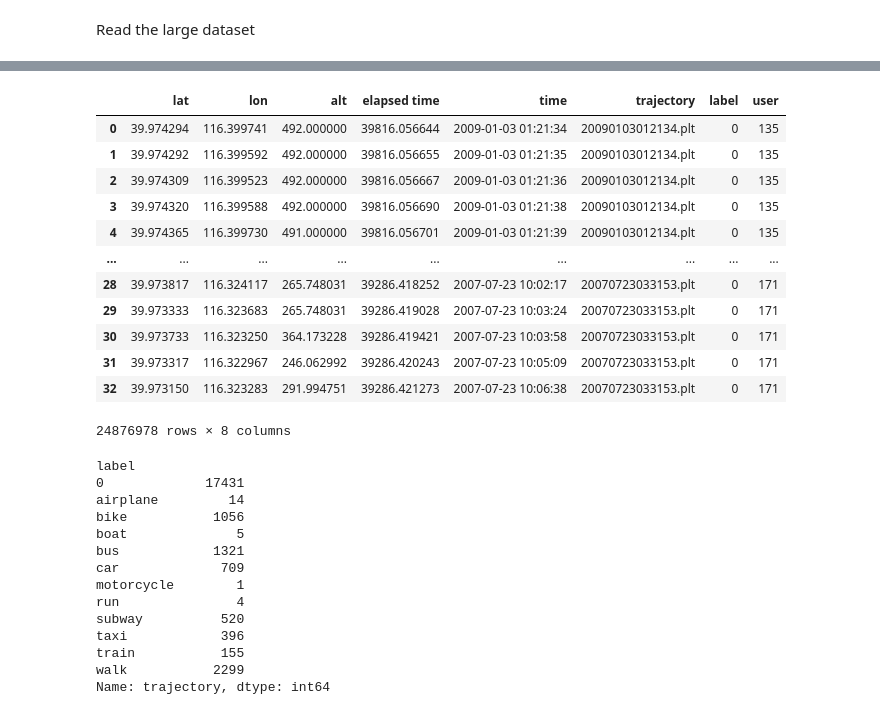
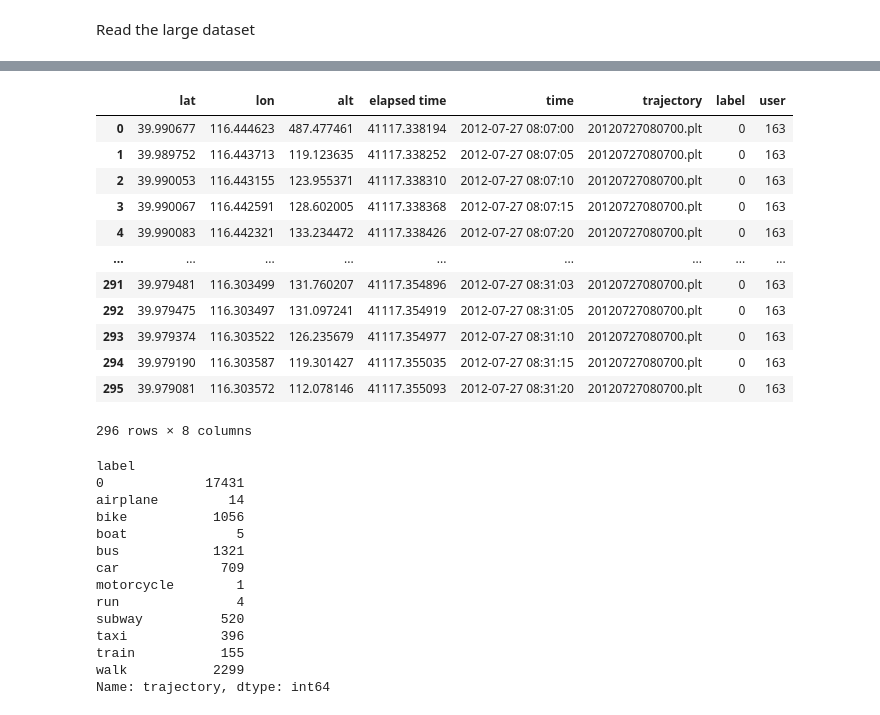
Before and after one commit to benteuu/Masterarbeit-Repo, a Jupyter notebook: data_extraction.ipynb, the cells around one changed output, grey strips where cells are left out. Cells and saved outputs as stored; diff of their text form; code cells hidden in the pictures.

```diff
--- a/data_extraction.ipynb
+++ b/data_extraction.ipynb
@@ -94,22 +60,22 @@ df = data_processing.read_all_users('geolife_trajectories')
 [180/182] processing user 176
 [181/182] processing user 149
 [182/182] processing user 171
-# %%
-df
-# %% [output]
-|  | lat | lon | alt | elapsed time | time | trajectory | label | user |
-| 0 | 39.974294 | 116.399741 | 492.000000 | 39816.056644 | 2009-01-03 01:21:34 | 20090103012134.plt | 0 | 135 |
-| 1 | 39.974292 | 116.399592 | 492.000000 | 39816.056655 | 2009-01-03 01:21:35 | 20090103012134.plt | 0 | 135 |
-| 2 | 39.974309 | 116.399523 | 492.000000 | 39816.056667 | 2009-01-03 01:21:36 | 20090103012134.plt | 0 | 135 |
-| 3 | 39.974320 | 116.399588 | 492.000000 | 39816.056690 | 2009-01-03 01:21:38 | 20090103012134.plt | 0 | 135 |
-| 4 | 39.974365 | 116.399730 | 491.000000 | 39816.056701 | 2009-01-03 01:21:39 | 20090103012134.plt | 0 | 135 |
-| ... | ... | ... | ... | ... | ... | ... | ... | ... |
-| 28 | 39.973817 | 116.324117 | 265.748031 | 39286.418252 | 2007-07-23 10:02:17 | 20070723033153.plt | 0 | 171 |
-| 29 | 39.973333 | 116.323683 | 265.748031 | 39286.419028 | 2007-07-23 10:03:24 | 20070723033153.plt | 0 | 171 |
-| 30 | 39.973733 | 116.323250 | 364.173228 | 39286.419421 | 2007-07-23 10:03:58 | 20070723033153.plt | 0 | 171 |
-| 31 | 39.973317 | 116.322967 | 246.062992 | 39286.420243 | 2007-07-23 10:05:09 | 20070723033153.plt | 0 | 171 |
-| 32 | 39.973150 | 116.323283 | 291.994751 | 39286.421273 | 2007-07-23 10:06:38 | 20070723033153.plt | 0 | 171 |
-24876978 rows × 8 columns
+# %%
+df[df['trajectory'] == '20120727080700.plt']
+# %% [output]
+|  | lat | lon | alt | elapsed time | time | trajectory | label | user |
+| 0 | 39.990677 | 116.444623 | 487.477461 | 41117.338194 | 2012-07-27 08:07:00 | 20120727080700.plt | 0 | 163 |
+| 1 | 39.989752 | 116.443713 | 119.123635 | 41117.338252 | 2012-07-27 08:07:05 | 20120727080700.plt | 0 | 163 |
+| 2 | 39.990053 | 116.443155 | 123.955371 | 41117.338310 | 2012-07-27 08:07:10 | 20120727080700.plt | 0 | 163 |
+| 3 | 39.990067 | 116.442591 | 128.602005 | 41117.338368 | 2012-07-27 08:07:15 | 20120727080700.plt | 0 | 163 |
+| 4 | 39.990083 | 116.442321 | 133.234472 | 41117.338426 | 2012-07-27 08:07:20 | 20120727080700.plt | 0 | 163 |
+| ... | ... | ... | ... | ... | ... | ... | ... | ... |
+| 291 | 39.979481 | 116.303499 | 131.760207 | 41117.354896 | 2012-07-27 08:31:03 | 20120727080700.plt | 0 | 163 |
+| 292 | 39.979475 | 116.303497 | 131.097241 | 41117.354919 | 2012-07-27 08:31:05 | 20120727080700.plt | 0 | 163 |
+| 293 | 39.979374 | 116.303522 | 126.235679 | 41117.354977 | 2012-07-27 08:31:10 | 20120727080700.plt | 0 | 163 |
+| 294 | 39.979190 | 116.303587 | 119.301427 | 41117.355035 | 2012-07-27 08:31:15 | 20120727080700.plt | 0 | 163 |
+| 295 | 39.979081 | 116.303572 | 112.078146 | 41117.355093 | 2012-07-27 08:31:20 | 20120727080700.plt | 0 | 163 |
+296 rows × 8 columns
 # %%
 # Count unique trajectories per transport mode
 mode_trajectory_counts = df.groupby('label')['trajectory'].nunique()
```
Also changed, not shown: parts of 10 cells of this notebook, 3 other files.
